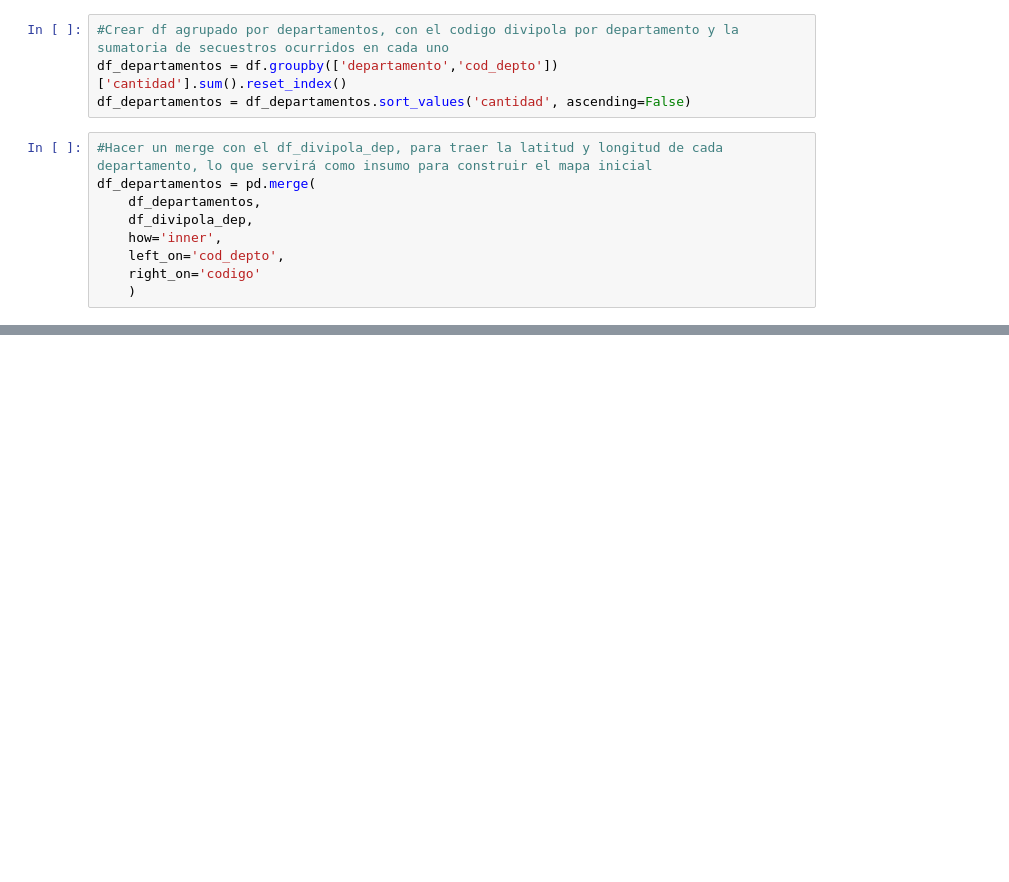
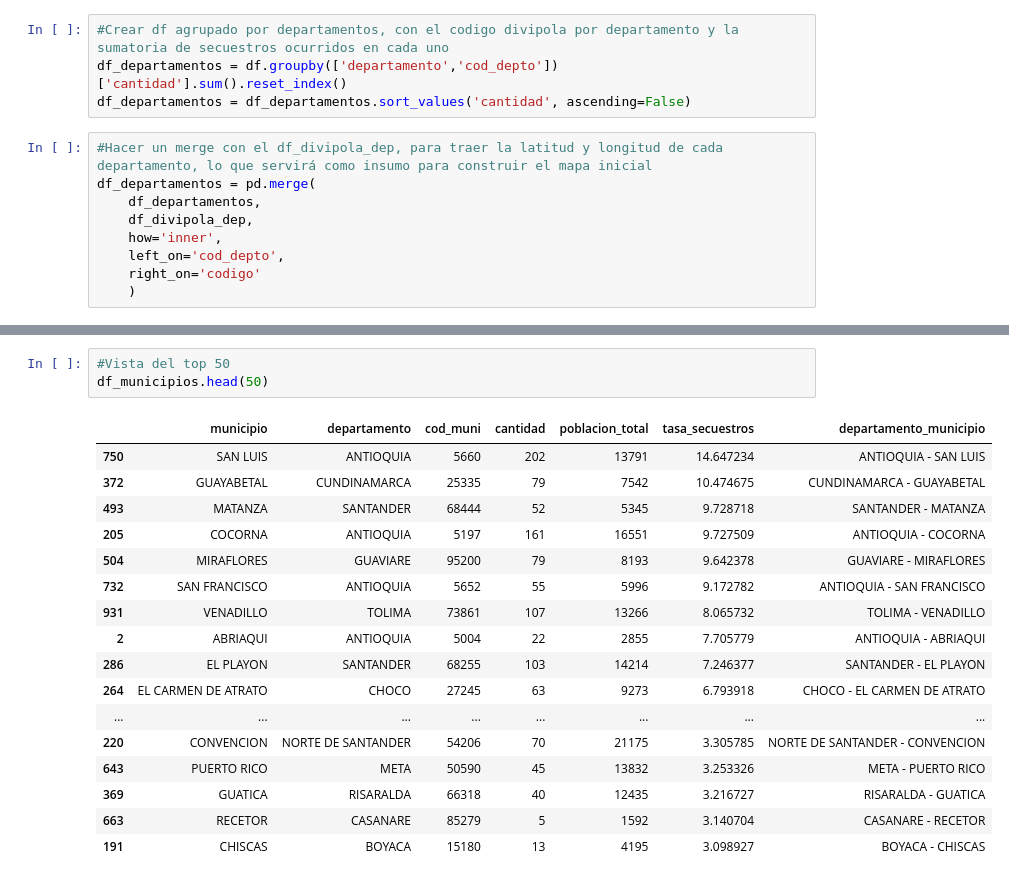
Before and after one commit to SPMINE-2425/repo_diegomiranda, a Jupyter notebook: Código/Exploración_Secuestros.ipynb, the cells around one changed output, grey strips where cells are left out. Cells and saved outputs as stored; diff of their text form; blank space fills up the shorter version.

```diff
--- a/Código/Exploración_Secuestros.ipynb
+++ b/Código/Exploración_Secuestros.ipynb
@@ -265,0 +306,21 @@ mapa
+# %%
+#Vista del top 50
+df_municipios.head(50)
+# %% [output]
+|  | municipio | departamento | cod_muni | cantidad | poblacion_total | tasa_secuestros | departamento_municipio |
+| 750 | SAN LUIS | ANTIOQUIA | 5660 | 202 | 13791 | 14.647234 | ANTIOQUIA - SAN LUIS |
+| 372 | GUAYABETAL | CUNDINAMARCA | 25335 | 79 | 7542 | 10.474675 | CUNDINAMARCA - GUAYABETAL |
+| 493 | MATANZA | SANTANDER | 68444 | 52 | 5345 | 9.728718 | SANTANDER - MATANZA |
+| 205 | COCORNA | ANTIOQUIA | 5197 | 161 | 16551 | 9.727509 | ANTIOQUIA - COCORNA |
+| 504 | MIRAFLORES | GUAVIARE | 95200 | 79 | 8193 | 9.642378 | GUAVIARE - MIRAFLORES |
+| 732 | SAN FRANCISCO | ANTIOQUIA | 5652 | 55 | 5996 | 9.172782 | ANTIOQUIA - SAN FRANCISCO |
+| 931 | VENADILLO | TOLIMA | 73861 | 107 | 13266 | 8.065732 | TOLIMA - VENADILLO |
+| 2 | ABRIAQUI | ANTIOQUIA | 5004 | 22 | 2855 | 7.705779 | ANTIOQUIA - ABRIAQUI |
+| 286 | EL PLAYON | SANTANDER | 68255 | 103 | 14214 | 7.246377 | SANTANDER - EL PLAYON |
+| 264 | EL CARMEN DE ATRATO | CHOCO | 27245 | 63 | 9273 | 6.793918 | CHOCO - EL CARMEN DE ATRATO |
+| ... | ... | ... | ... | ... | ... | ... | ... |
+| 220 | CONVENCION | NORTE DE SANTANDER | 54206 | 70 | 21175 | 3.305785 | NORTE DE SANTANDER - CONVENCION |
+| 643 | PUERTO RICO | META | 50590 | 45 | 13832 | 3.253326 | META - PUERTO RICO |
+| 369 | GUATICA | RISARALDA | 66318 | 40 | 12435 | 3.216727 | RISARALDA - GUATICA |
+| 663 | RECETOR | CASANARE | 85279 | 5 | 1592 | 3.140704 | CASANARE - RECETOR |
+| 191 | CHISCAS | BOYACA | 15180 | 13 | 4195 | 3.098927 | BOYACA - CHISCAS |
```
Also changed, not shown: parts of 9 cells of this notebook, 3 other files.
